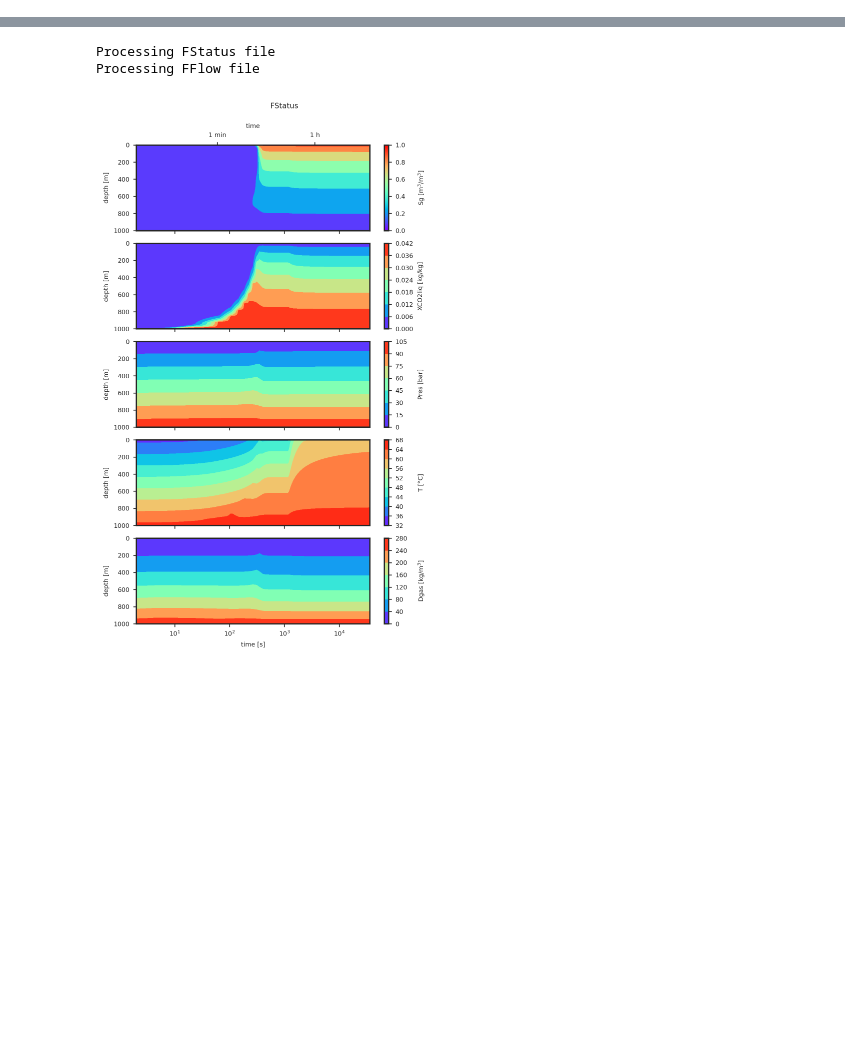
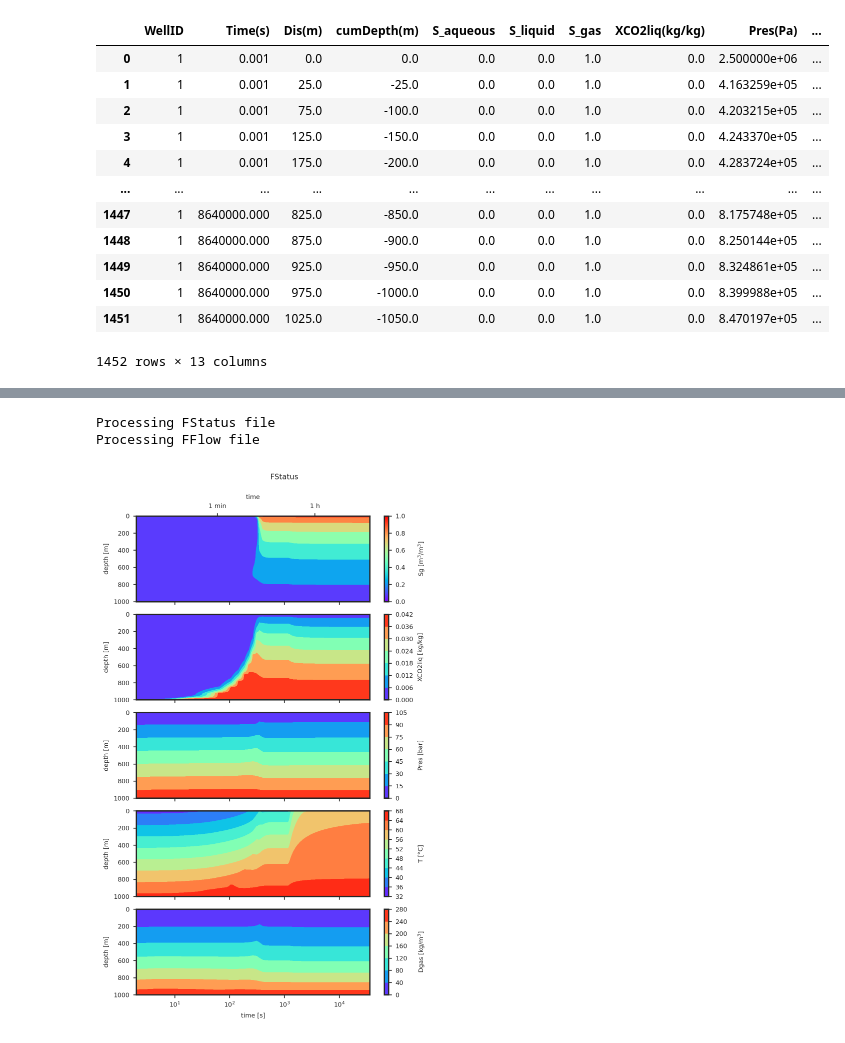
Before and after one commit to equinor/T2Well_post, a Jupyter notebook: plot_T2Well_files.ipynb, the cells around one changed output, grey strips where cells are left out. Cells and saved outputs as stored; diff of their text form; code cells hidden in the pictures; blank space fills up the shorter version.

```diff
--- a/plot_T2Well_files.ipynb
+++ b/plot_T2Well_files.ipynb
@@ -6,0 +63,30 @@ os.chdir(path)
+# %%
+ip_file = r'fstatus_Injection_1km_5bar_1kg_ 1'
+
+with open(ip_file) as fs:
+    next(fs)
+    fs_header = next(fs)
+
+fs_header = fs_header.split('=')[1]
+fs_header = fs_header.split(",")
+fs_header
+
+fstatus = pd.read_csv(ip_file, skiprows=3, names=fs_header)
+fstatus = fstatus.apply(pd.to_numeric, errors='coerce')
+fstatus = fstatus.fillna(0)
+
+fstatus
+# %% [output]
+|  | WellID | Time(s) | Dis(m) | cumDepth(m) | S_aqueous | S_liquid | S_gas | XCO2liq(kg/kg) | Pres(Pa) | ... |
+| 0 | 1 | 0.001 | 0.0 | 0.0 | 0.0 | 0.0 | 1.0 | 0.0 | 2.500000e+06 | ... |
+| 1 | 1 | 0.001 | 25.0 | -25.0 | 0.0 | 0.0 | 1.0 | 0.0 | 4.163259e+05 | ... |
+| 2 | 1 | 0.001 | 75.0 | -100.0 | 0.0 | 0.0 | 1.0 | 0.0 | 4.203215e+05 | ... |
+| 3 | 1 | 0.001 | 125.0 | -150.0 | 0.0 | 0.0 | 1.0 | 0.0 | 4.243370e+05 | ... |
+| 4 | 1 | 0.001 | 175.0 | -200.0 | 0.0 | 0.0 | 1.0 | 0.0 | 4.283724e+05 | ... |
+| ... | ... | ... | ... | ... | ... | ... | ... | ... | ... | ... |
+| 1447 | 1 | 8640000.000 | 825.0 | -850.0 | 0.0 | 0.0 | 1.0 | 0.0 | 8.175748e+05 | ... |
+| 1448 | 1 | 8640000.000 | 875.0 | -900.0 | 0.0 | 0.0 | 1.0 | 0.0 | 8.250144e+05 | ... |
+| 1449 | 1 | 8640000.000 | 925.0 | -950.0 | 0.0 | 0.0 | 1.0 | 0.0 | 8.324861e+05 | ... |
+| 1450 | 1 | 8640000.000 | 975.0 | -1000.0 | 0.0 | 0.0 | 1.0 | 0.0 | 8.399988e+05 | ... |
+| 1451 | 1 | 8640000.000 | 1025.0 | -1050.0 | 0.0 | 0.0 | 1.0 | 0.0 | 8.470197e+05 | ... |
+1452 rows × 13 columns
```
Also changed, not shown: parts of 18 cells of this notebook, 2 other files.
